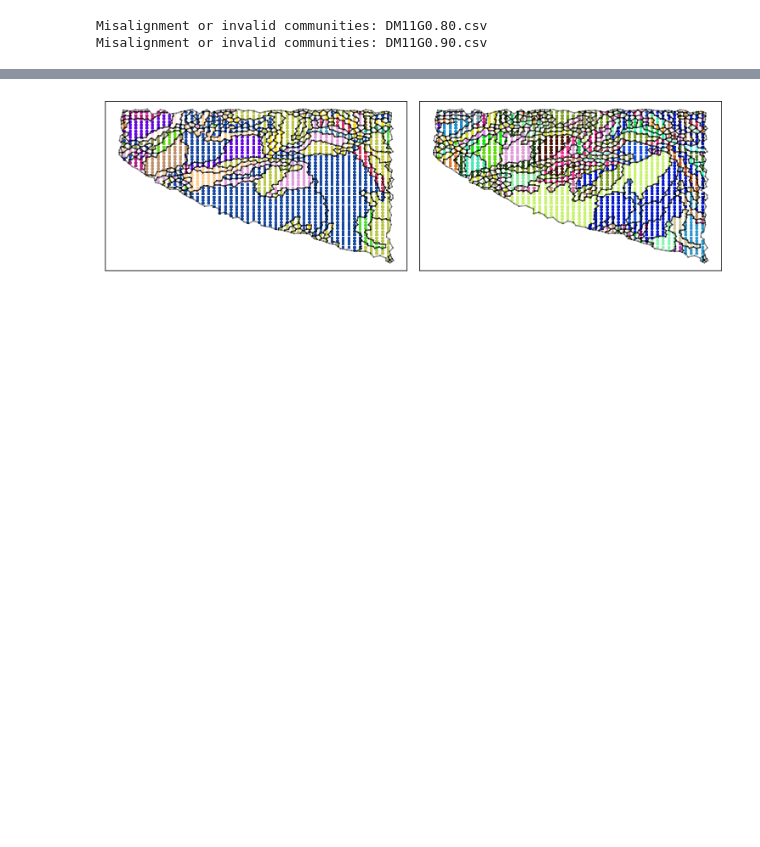
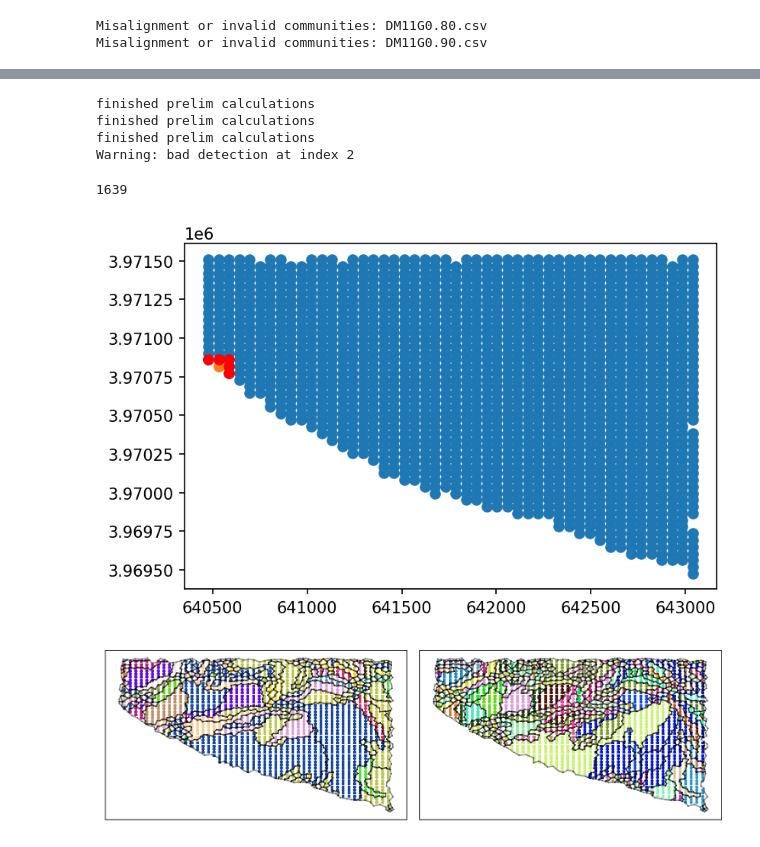
Before and after one commit to Jfeatherstone/CommunityDetectionVis, a Jupyter notebook: ConsensusPipelineTest.ipynb, the cells around one changed output, grey strips where cells are left out. Cells and saved outputs as stored; diff of their text form; code cells hidden in the pictures; blank space fills up the shorter version.

```diff
--- a/ConsensusPipelineTest.ipynb
+++ b/ConsensusPipelineTest.ipynb
@@ -81,6 +170,7 @@ communityBoundaries = []
 
 uniformPointArr = []
 uniformCommunityArr = []
+uniformNeighborsArr = []
 
 for i in range(len(communityArr)):
     # Calculate the boundaries for each detection
@@ -88,9 +178,9 @@ for i in range(len(communityArr)):
     currVor = Voronoi(pointArr[i])
     currHullLines, currHullLineCommunities = cwise.concaveHull(pointArr[i], communityArr[i])
     currCommunityBoundaries = cwise.vorToCommunityBounds(currVor, communityArr[i], currHullLines, currHullLineCommunities)
-
+    print('finished prelim calculations')
     # Make sure that there aren't any weird things going on with this detection
-    # Sometimes you will get artifacts of something (idk what) so we just throw those away\
+    # Sometimes you will get artifacts of something (idk what) so we just throw those away
     badDetection = False
     for j in range(len(currCommunityBoundaries)):
         if len(currCommunityBoundaries[j]) == 0:
@@ -101,12 +191,24 @@ for i in range(len(communityArr)):
         continue
 
     currUniformPoints, currUniformCommunities = cwise.assignCommunities(uniformGridPoints, currCommunityBoundaries, currHullLines)
+    #currUniformPoints, currUniformCommunities, currNeighbors = assignCommunitiesAndNeighbors(uniformGridPoints,
+    #                                                                                               currCommunityBoundaries, currHullLines, gridPointNeighbors)
+#     index = 425
+#     plt.scatter(currUniformPoints[:,0], currUniformPoints[:,1])
+#     plt.scatter(currUniformPoints[index][0], currUniformPoints[index][1])
+#     #for i in uniformNeighborIndices[index]:
+#     #    plt.scatter(uniformPoints[i][0], uniformPoints[i][1], c='red')
+#     for p in currNeighbors[index]:
+#         plt.scatter(p[0], p[1], c='red')
+#     #plt.scatter(uniformNeighbors[index][:][0], uniformNeighbors[index][:][1])
+#     plt.show()
 
     # And save some things
     hullLines.append(currHullLines)
     communityBoundaries.append(currCommunityBoundaries)
     uniformPointArr.append(currUniformPoints)
     uniformCommunityArr.append(currUniformCommunities)
+    #uniformNeighborsArr.append(currNeighbors)
 
 # We also have to make sure that each uniform set of points
 # is exactly the same, since the slight variations in boundary sizes
@@ -119,6 +221,40 @@ if len(np.unique(pointCounts)) > 1:
         for j in range(len(uniformPointArr[i])-1, -1, -1):
             if False in [uniformPointArr[i][j] in uniformPointArr[k] for k in range(len(uniformPointArr))]:
                 del uniformPointArr[i][j]
+                del uniformNeighborsArr[i][j]
+
+
+# # All of the points should now be the same, so we can just take the first element of the array
+# uniformPoints = uniformPointArr[0]
+# uniformNeighbors = uniformNeighborsArr[0]
+
+# uniformNeighborIndices = [[] for i in range(len(uniformPoints))]
+# pointToIndexDict = dict(zip([str(p) for p in uniformPoints], range(len(uniformPoints))))
+# for i in range(len(uniformPoints)):
+#     for nnp in uniformNeighbors[i]:
+#         if str(nnp) in pointToIndexDict.keys():
+#             uniformNeighborIndices[i].append(pointToIndexDict[str(nnp)])
+# %% [output]
+finished prelim calculations
+finished prelim calculations
+finished prelim calculations
+Warning: bad detection at index 2
+# %%
+print(len(uniformPoints))
+#print(uniformNeighborIndices)
+
+index = 16
+plt.scatter(uniformPoints[:,0], uniformPoints[:,1])
+plt.scatter(uniformPoints[index][0], uniformPoints[index][1])
+for i in uniformNeighborIndices[index]:
+    plt.scatter(uniformPoints[i][0], uniformPoints[i][1], c='red')
+#for p in uniformNeighbors[index]:
+#    plt.scatter(p[0], p[1], c='red')
+#plt.scatter(uniformNeighbors[index][:][0], uniformNeighbors[index][:][1])
+plt.show()
+# %% [output]
+1639
+[figure, added]
 # %%
 fig, ax = plt.subplots(1, len(uniformCommunityArr), figsize=(len(uniformCommunityArr)*5, 3))
 
```
Also changed, not shown: parts of 9 cells of this notebook, 32 other files.
